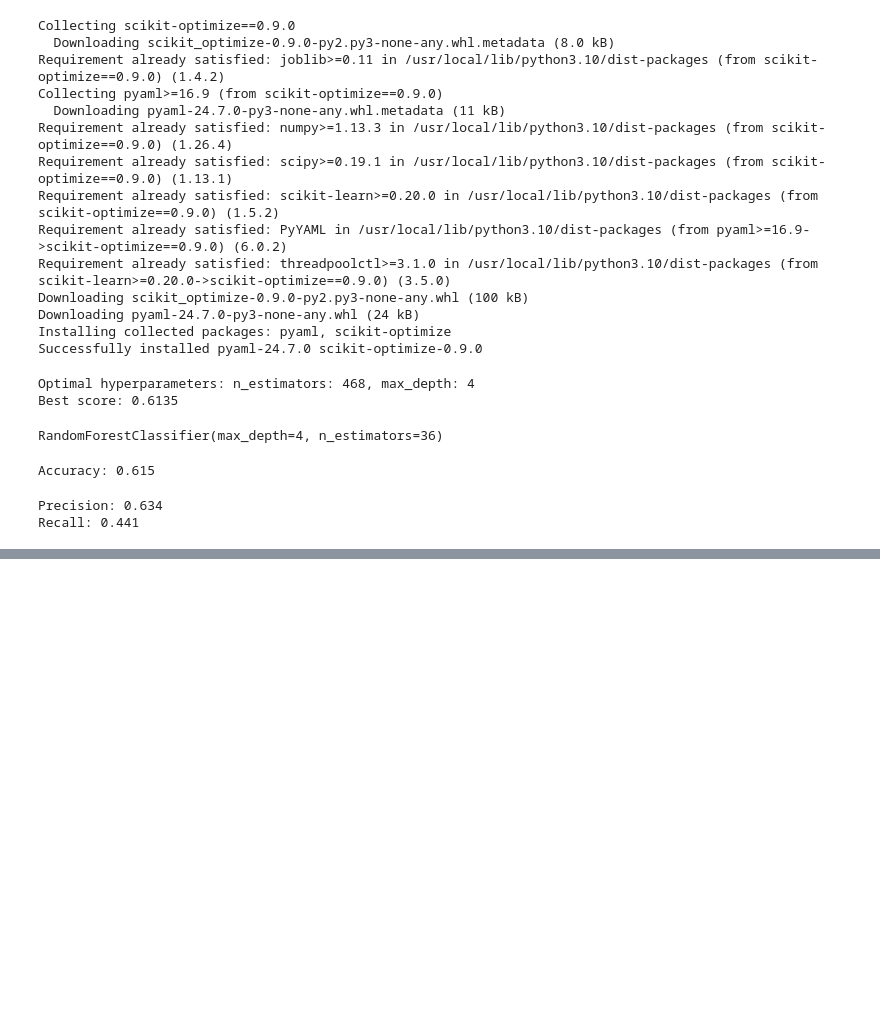
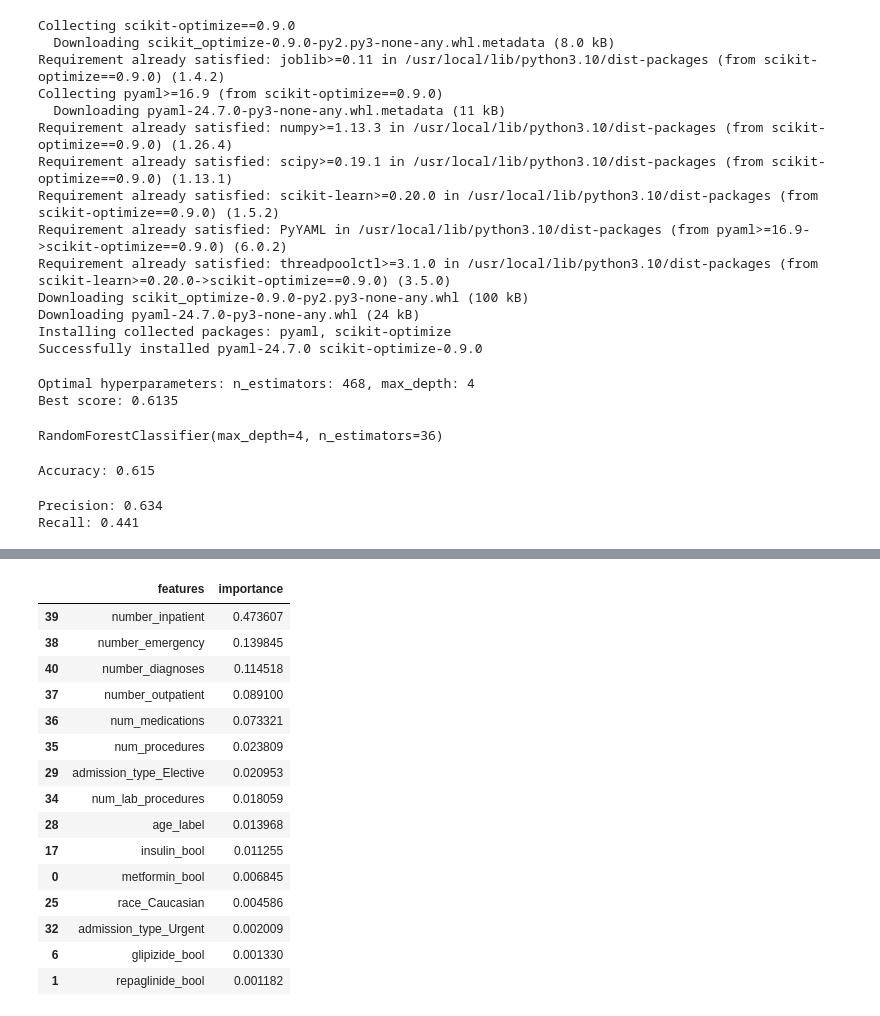
Before and after one commit to mervegb/diabetes-ml, a Jupyter notebook: diabetes_ml.ipynb, the cells around one changed output, grey strips where cells are left out. Cells and saved outputs as stored; diff of their text form; code cells hidden in the pictures; blank space fills up the shorter version.

Commit message:
find important features

```diff
--- a/diabetes_ml.ipynb
+++ b/diabetes_ml.ipynb
@@ -695,0 +711,29 @@ Recall: 0.441
+# %%
+#Examining Feature Importance
+feature_importances = {
+    'features': list(X.columns.values),
+    'importance': list(rfc.feature_importances_)
+}
+
+important_features = pd.DataFrame(feature_importances)
+important_features.sort_values(by="importance", ascending=False).head(15)
+
+#Most important features appear to be number_inpatient, number_emergency
+#So if a patient was admitted to the hospital in the past, this increases their chance of being readmitted in the future.
+# %% [output]
+|  | features | importance |
+| 39 | number_inpatient | 0.473607 |
+| 38 | number_emergency | 0.139845 |
+| 40 | number_diagnoses | 0.114518 |
+| 37 | number_outpatient | 0.089100 |
+| 36 | num_medications | 0.073321 |
+| 35 | num_procedures | 0.023809 |
+| 29 | admission_type_Elective | 0.020953 |
+| 34 | num_lab_procedures | 0.018059 |
+| 28 | age_label | 0.013968 |
+| 17 | insulin_bool | 0.011255 |
+| 0 | metformin_bool | 0.006845 |
+| 25 | race_Caucasian | 0.004586 |
+| 32 | admission_type_Urgent | 0.002009 |
+| 6 | glipizide_bool | 0.001330 |
+| 1 | repaglinide_bool | 0.001182 |
```
Also changed, not shown: parts of 1 cell of this notebook.
